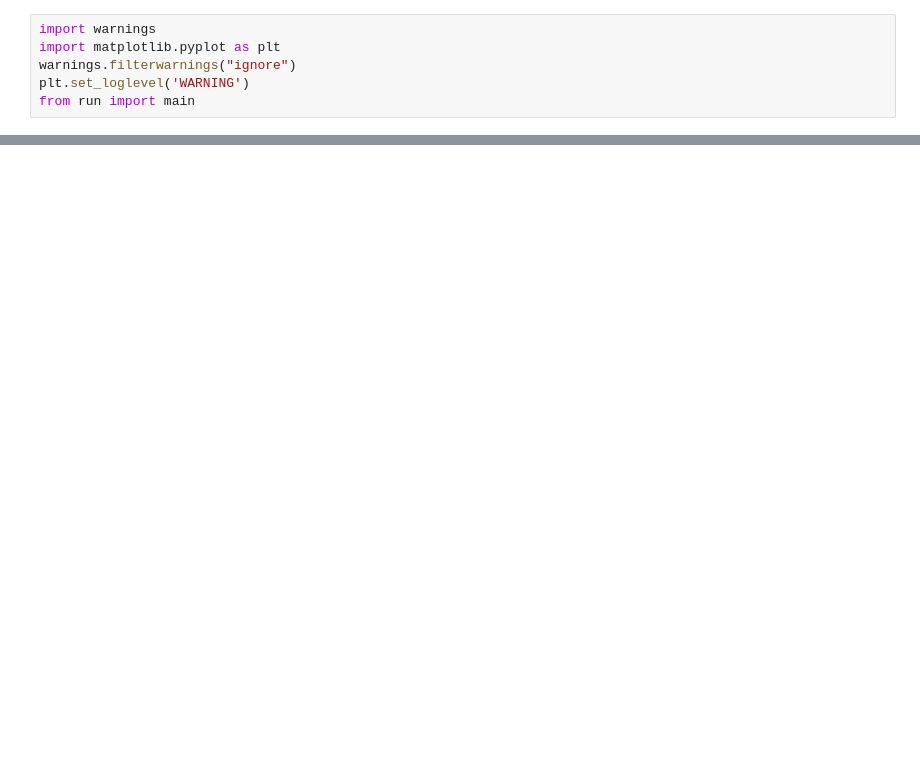
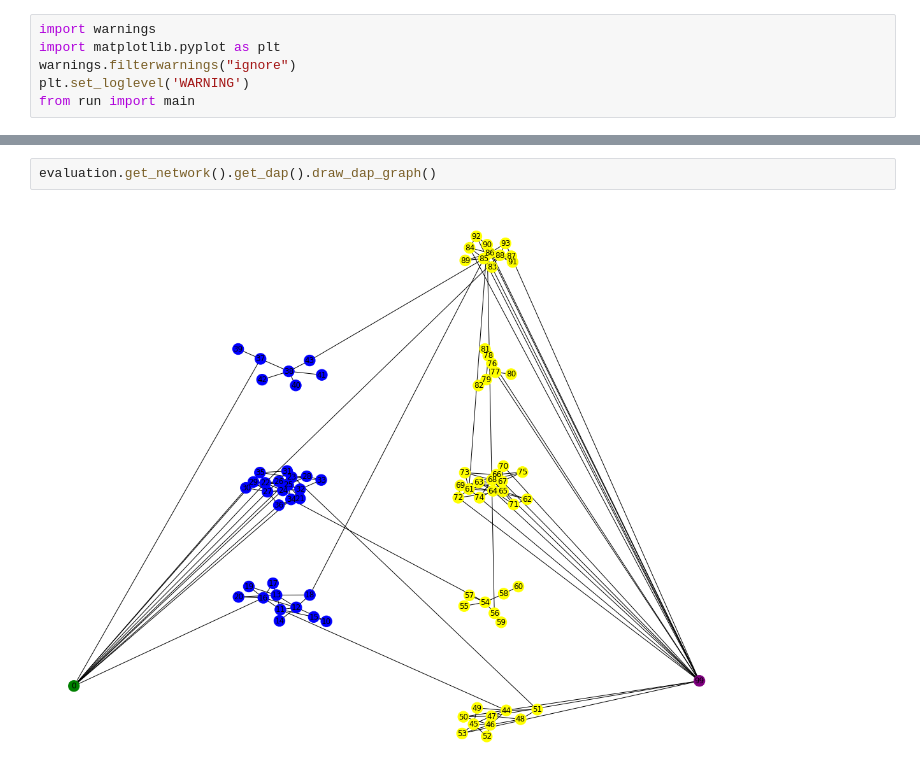
Before and after one commit to yuanyuan2000/MTDGame, a Jupyter notebook: simulation.ipynb, the cells around one changed output, grey strips where cells are left out. Cells and saved outputs as stored; diff of their text form; blank space fills up the shorter version.

```diff
--- a/simulation.ipynb
+++ b/simulation.ipynb
@@ -44,0 +20,4 @@ metrics.draw_compromised()
+# %%
+evaluation.get_network().get_dap().draw_dap_graph()
+# %% [output]
+[figure, added]
```
Also changed, not shown: parts of 15 cells of this notebook, 15 other files.
